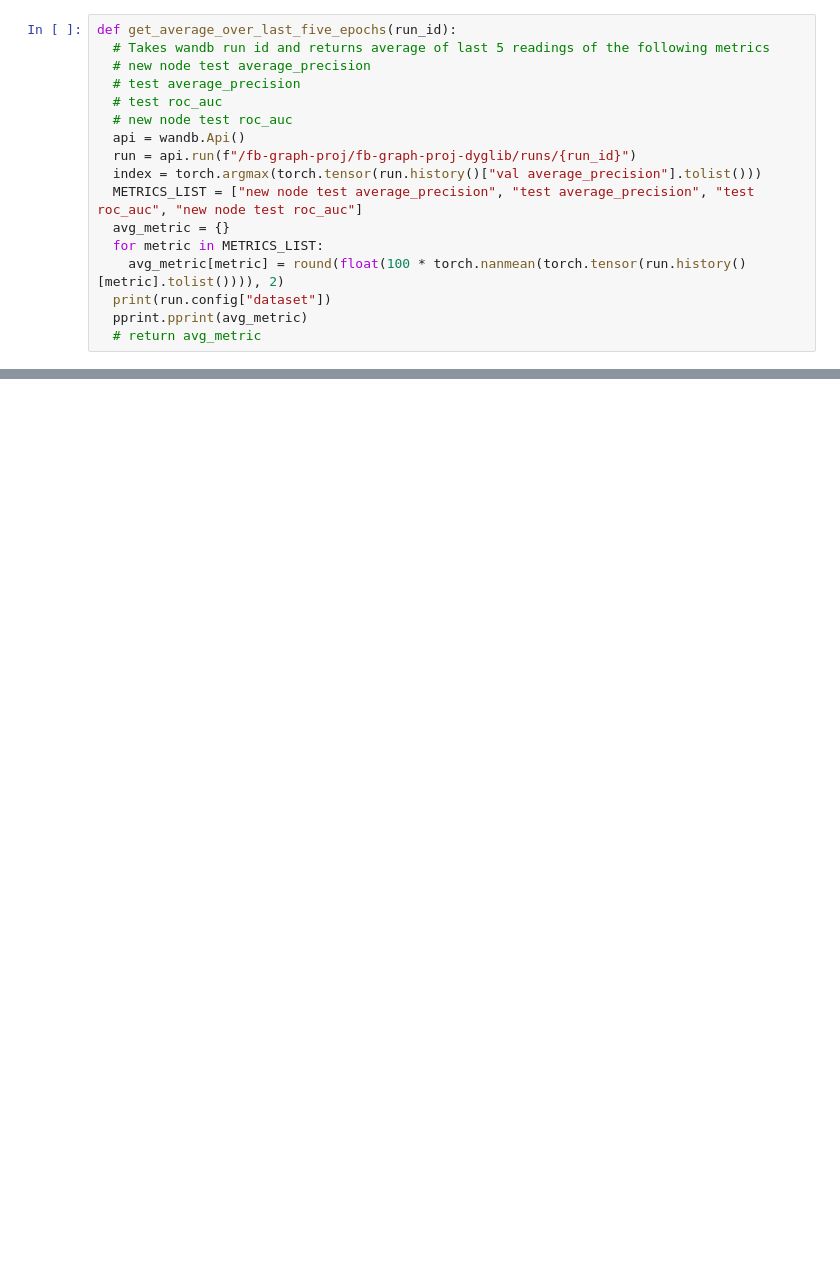
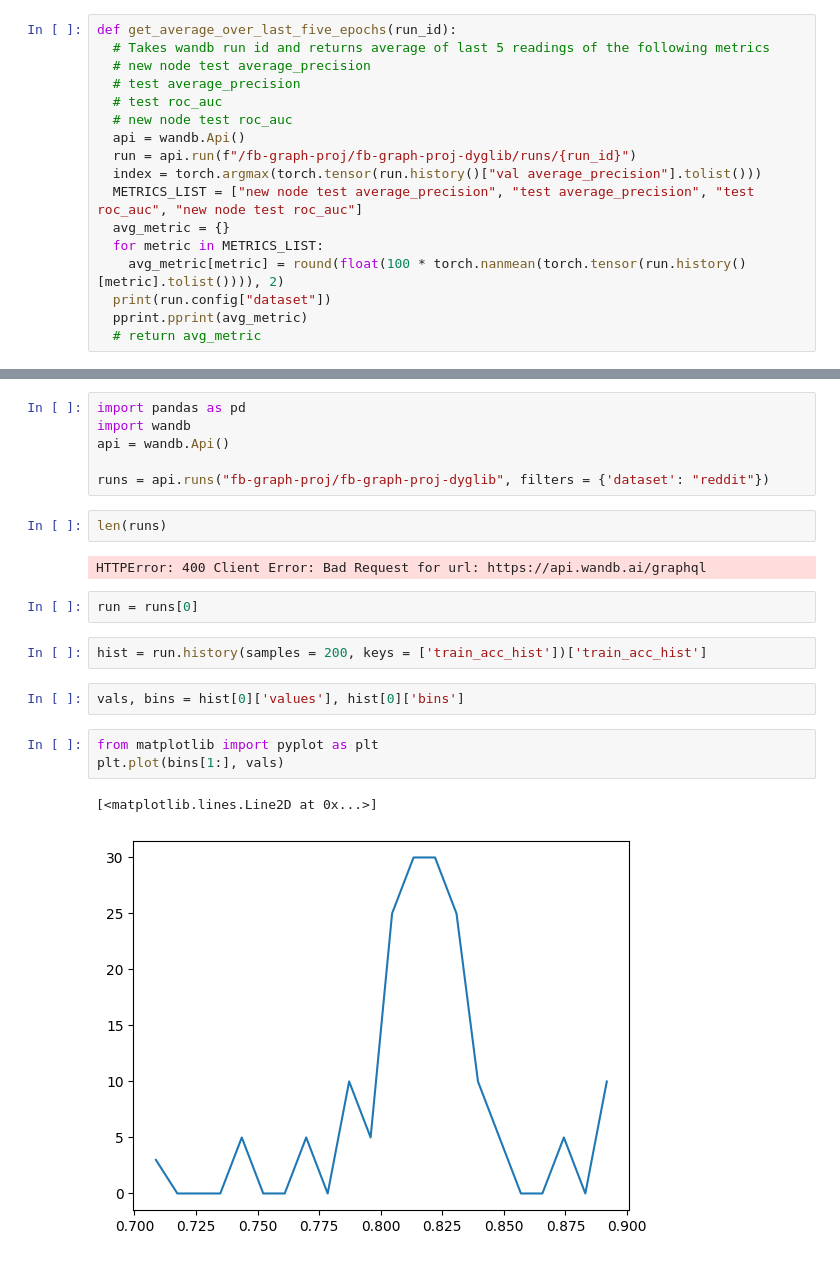
Before and after one commit to webster-781/DyGLib, a Jupyter notebook: scripts/result_processing.ipynb, the cells around one changed output, grey strips where cells are left out. Drawn from its saved outputs; the diff is of its cells as text; blank space fills up the shorter version.

```diff
--- a/scripts/result_processing.ipynb
+++ b/scripts/result_processing.ipynb
@@ -106,0 +107,22 @@ Contacts
+# %%
+import pandas as pd
+import wandb
+api = wandb.Api()
+
+runs = api.runs("fb-graph-proj/fb-graph-proj-dyglib", filters = {'dataset': "reddit"})
+# %%
+len(runs)
+# %% [output]
+HTTPError: 400 Client Error: Bad Request for url: https://api.wandb.ai/graphql
+# %%
+run = runs[0]
+# %%
+hist = run.history(samples = 200, keys = ['train_acc_hist'])['train_acc_hist']
+# %%
+vals, bins = hist[0]['values'], hist[0]['bins']
+# %%
+from matplotlib import pyplot as plt
+plt.plot(bins[1:], vals)
+# %% [output]
+[<matplotlib.lines.Line2D at 0x...>]
+[figure, added]
```
Also changed, not shown: parts of 5 cells of this notebook, 4 other files.
